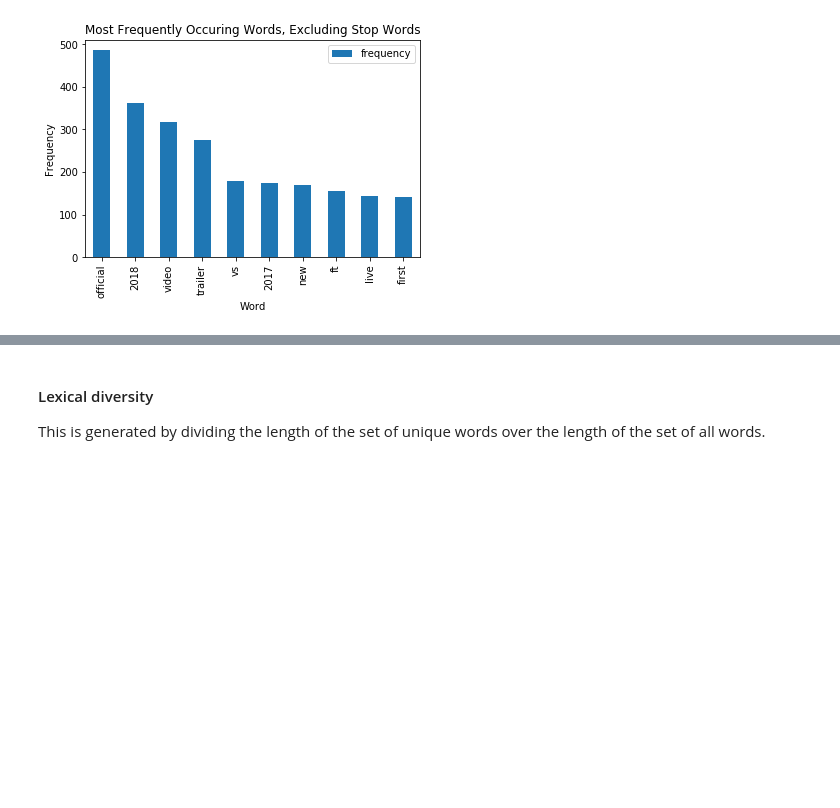
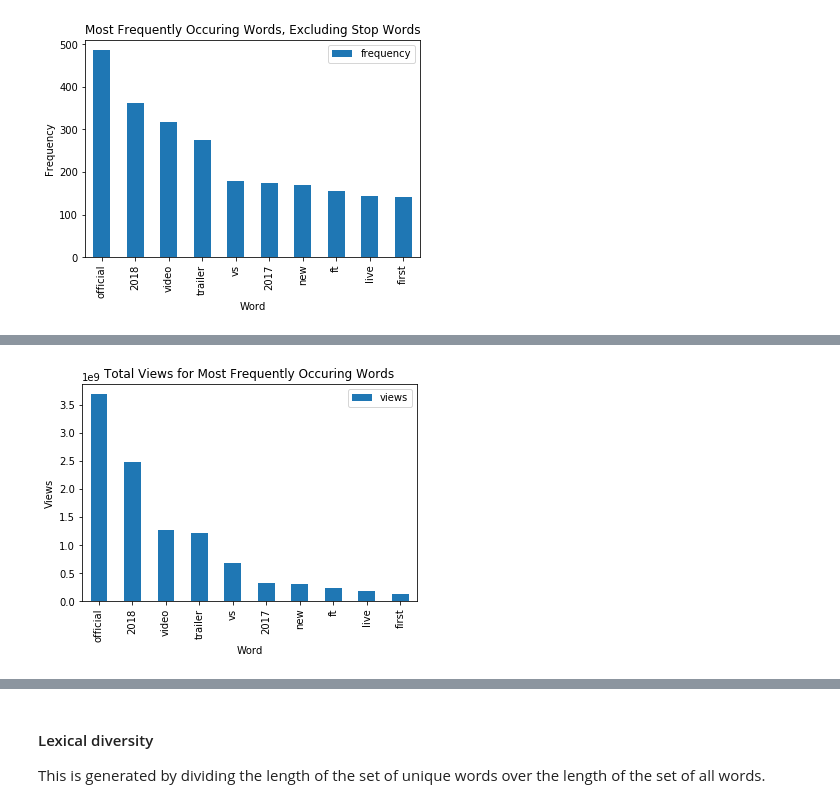
Before and after one commit to epiphannie/youtube_title_analysis, a Jupyter notebook: youtube_titles_experiment.ipynb, the cells around one changed output, grey strips where cells are left out. Drawn from its saved outputs; the diff is of its cells as text; code cells hidden in the pictures; blank space fills up the shorter version.

Commit message:
addition of other word frequency statistics

```diff
--- a/youtube_titles_experiment.ipynb
+++ b/youtube_titles_experiment.ipynb
@@ -553,0 +588,14 @@ plt.show()
+# %%
+hits_dict_list = []
+
+for word in labels_list_words:
+    hits_dict_entry = {}
+    hits_dict_entry['word'] = word
+    hits_dict_entry['views'] = get_hits(word)
+    hits_dict_list.append(hits_dict_entry)
+
+df_top_10_views = pd.DataFrame(hits_dict_list)
+
+df_top_10_sorted = df_top_10_views.sort_values('views', 0, False)
+
+df_top_10_sorted
@@ -553,0 +614,11 @@ plt.show()
+# %%
+data = df_top_10_sorted
+fig, ax = plt.subplots()
+plt.title('Total Views for Most Frequently Occuring Words')
+plt.ylabel('Views')
+plt.xlabel('Word')
+data.plot(ax=ax, kind='bar')
+ax.set_xticklabels(labels_list_words)
+plt.show()
+# %% [output]
+[figure, added]
```
Also changed, not shown: parts of 12 cells of this notebook, 1 other file.
